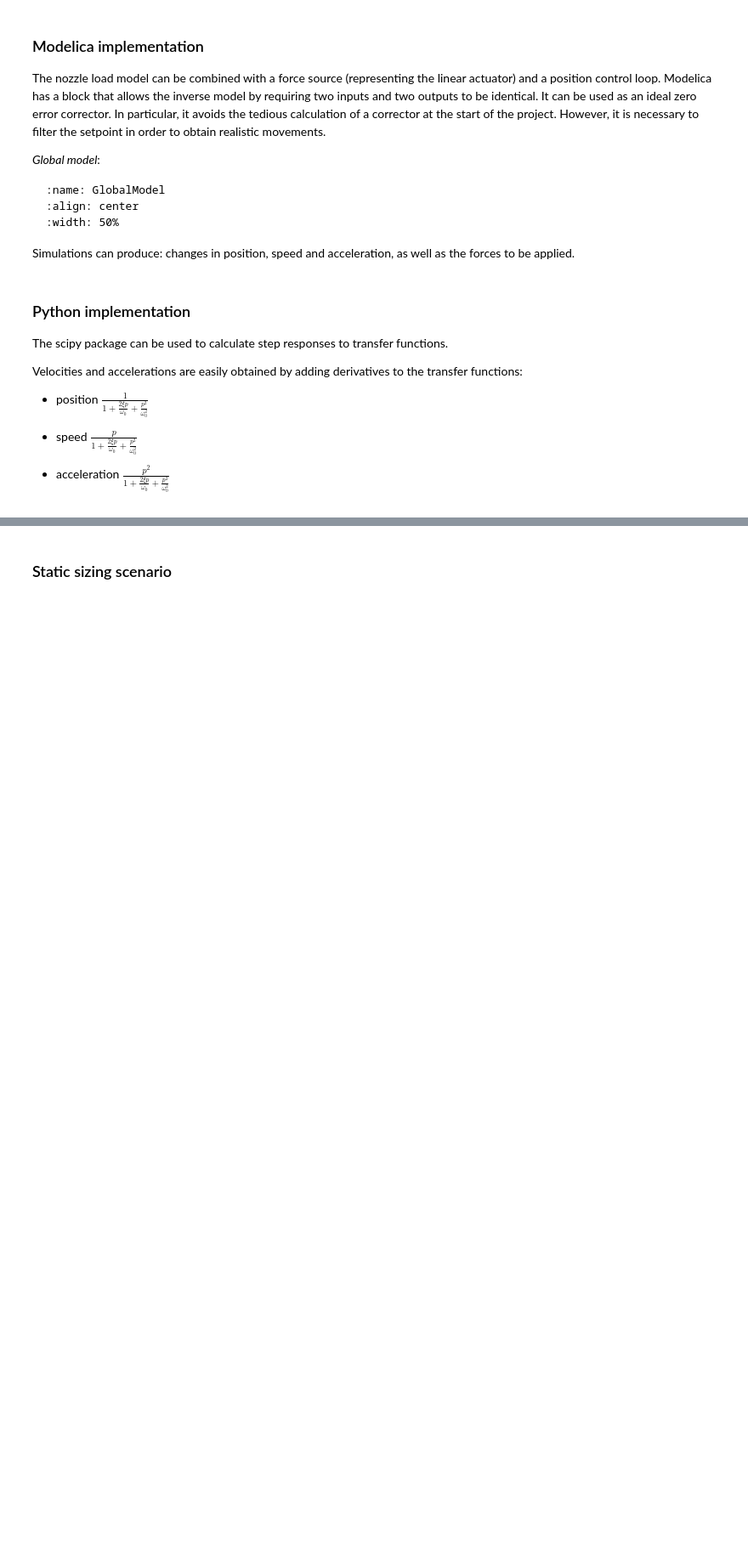
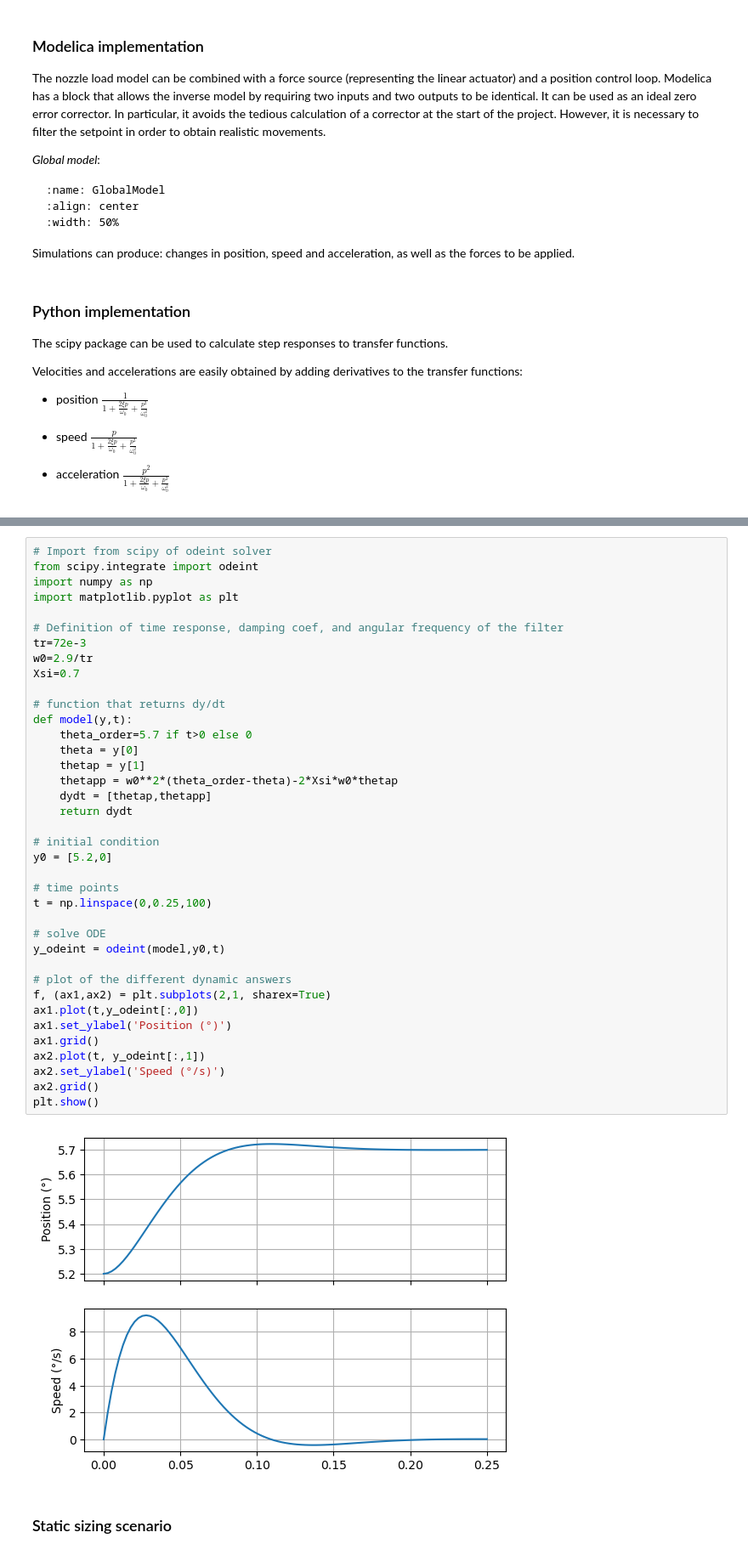
Before and after one commit to SizingLab/SystemsEngineeringIntroduction, a Jupyter notebook: _sources/notebook/03_CM3_Introduction2MultiPhysicModeling.ipynb, the cells around one changed output, grey strips where cells are left out. Shown: that part at 85% size. Drawn from its saved outputs; the diff is of its cells as text; blank space fills up the shorter version.

```diff
--- a/_sources/notebook/03_CM3_Introduction2MultiPhysicModeling.ipynb
+++ b/_sources/notebook/03_CM3_Introduction2MultiPhysicModeling.ipynb
@@ -156,3 +199,43 @@ plt.show()
+# %%
+# Import from scipy of odeint solver
+from scipy.integrate import odeint
+import numpy as np
+import matplotlib.pyplot as plt
+
+# Definition of time response, damping coef, and angular frequency of the filter
+tr=72e-3
+w0=2.9/tr
+Xsi=0.7
+
+# function that returns dy/dt
+def model(y,t):
+    theta_order=5.7 if t>0 else 0
+    theta = y[0]
+    thetap = y[1]
+    thetapp = w0**2*(theta_order-theta)-2*Xsi*w0*thetap
+    dydt = [thetap,thetapp]
+    return dydt
+
+# initial condition
+y0 = [5.2,0]
+
+# time points
+t = np.linspace(0,0.25,100)
+
+# solve ODE
+y_odeint = odeint(model,y0,t)
+
+# plot of the different dynamic answers
+f, (ax1,ax2) = plt.subplots(2,1, sharex=True)
+ax1.plot(t,y_odeint[:,0])
+ax1.set_ylabel('Position (°)')
+ax1.grid()
+ax2.plot(t, y_odeint[:,1])
+ax2.set_ylabel('Speed (°/s)')
+ax2.grid()
+plt.show()
+# %% [output]
+[figure, added]
 # %% [markdown]
 ### Static sizing scenario
 # %% [markdown]
```
Also changed, not shown: parts of 7 cells of this notebook, 8 other files.
